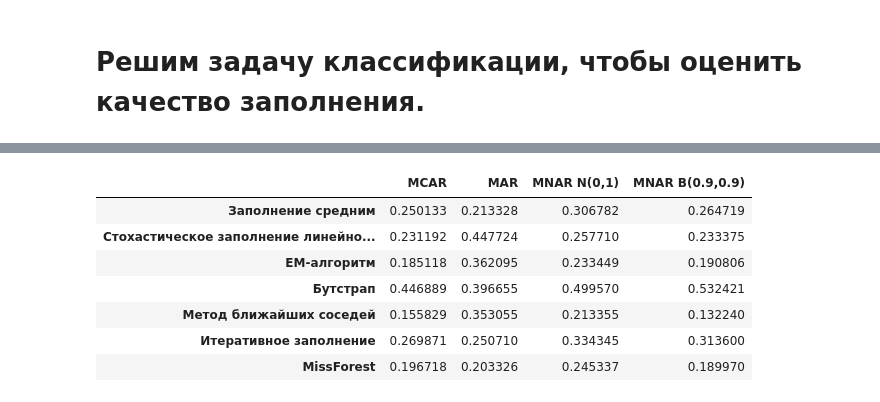
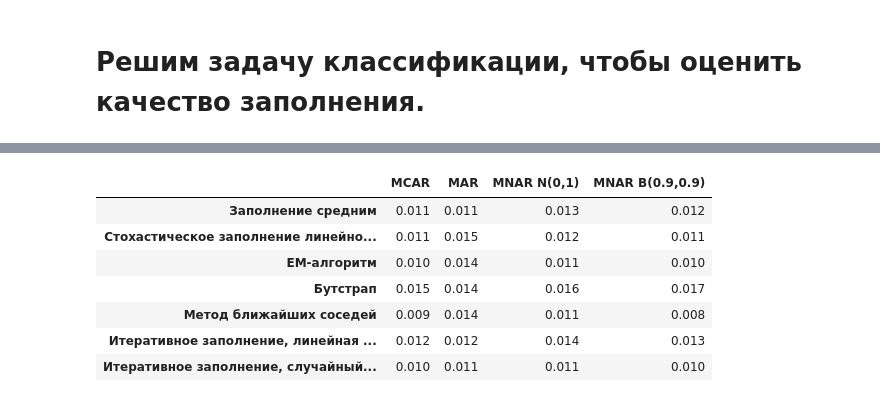
Before and after one commit to Recognizer525/Diploma, a Jupyter notebook: Realization/Glass Dataset Handling.ipynb, the cells around one changed output, grey strips where cells are left out. Cells and saved outputs as stored; diff of their text form; code cells hidden in the pictures.

```diff
--- a/Realization/Glass Dataset Handling.ipynb
+++ b/Realization/Glass Dataset Handling.ipynb
@@ -308,5 +275,5 @@ Full_D_MCAR2['em_fill'] = mvt.EM(D_MCAR2)
 Full_D_MCAR2['bootstrap_fill'] = mvt.bootstrap_fill(D_MCAR2)
 Full_D_MCAR2['KNN_fill'] = mvt.knn_fill(D_MCAR2)
 #Full_D_MCAR2['KNN_fill2'] = mvt.knn_fill(D_MCAR2, weights='distance')
-Full_D_MCAR2['iterative_fill'] = mvt.iterative_fill(D_MCAR2)
-Full_D_MCAR2['missforest_fill'] = mvt.missforest_fill(D_MCAR2)
+Full_D_MCAR2['iterative_fill_LR'] = mvt.iterative_fill(D_MCAR2, 'LR')
+Full_D_MCAR2['iterative_fill_RF'] = mvt.iterative_fill(D_MCAR2, 'RF')
@@ -327,5 +287,5 @@ Full_D_MAR2['em_fill'] = mvt.EM(D_MAR2)
 Full_D_MAR2['bootstrap_fill'] = mvt.bootstrap_fill(D_MAR2)
 Full_D_MAR2['KNN_fill'] = mvt.knn_fill(D_MAR2)
 #Full_D_MAR2['KNN_fill2'] = mvt.knn_fill(D_MAR2, weights='distance')
-Full_D_MAR2['iterative_fill'] = mvt.iterative_fill(D_MAR2)
-Full_D_MAR2['missforest_fill'] = mvt.missforest_fill(D_MAR2)
+Full_D_MAR2['iterative_fill_LR'] = mvt.iterative_fill(D_MAR2, 'LR')
+Full_D_MAR2['iterative_fill_RF'] = mvt.iterative_fill(D_MAR2, 'RF')
@@ -344,5 +300,5 @@ Full_D_MNAR_norm2['em_fill'] = mvt.EM(D_MNAR_norm2)
 Full_D_MNAR_norm2['bootstrap_fill'] = mvt.bootstrap_fill(D_MNAR_norm2)
 Full_D_MNAR_norm2['KNN_fill'] = mvt.knn_fill(D_MNAR_norm2)
 #Full_D_MNAR_norm2['KNN_fill2'] = mvt.knn_fill(D_MNAR_norm2, weights='distance')
-Full_D_MNAR_norm2['iterative_fill'] = mvt.iterative_fill(D_MNAR_norm2)
-Full_D_MNAR_norm2['missforest_fill'] = mvt.missforest_fill(D_MNAR_norm2)
+Full_D_MNAR_norm2['iterative_fill_LR'] = mvt.iterative_fill(D_MNAR_norm2, 'LR')
+Full_D_MNAR_norm2['iterative_fill_RF'] = mvt.iterative_fill(D_MNAR_norm2, 'RF')
@@ -363,5 +313,5 @@ Full_D_MNAR_beta2['em_fill'] = mvt.EM(D_MNAR_beta2)
 Full_D_MNAR_beta2['bootstrap_fill'] = mvt.bootstrap_fill(D_MNAR_beta2)
 Full_D_MNAR_beta2['KNN_fill'] = mvt.knn_fill(D_MNAR_beta2)
 #Full_D_MNAR_beta2['KNN_fill2'] = mvt.knn_fill(D_MNAR_beta2, weights='distance')
-Full_D_MNAR_beta2['iterative_fill'] = mvt.iterative_fill(D_MNAR_beta2)
-Full_D_MNAR_beta2['missforest_fill'] = mvt.missforest_fill(D_MNAR_beta2)
+Full_D_MNAR_beta2['iterative_fill_LR'] = mvt.iterative_fill(D_MNAR_beta2, 'LR')
+Full_D_MNAR_beta2['iterative_fill_RF'] = mvt.iterative_fill(D_MNAR_beta2, 'RF')
@@ -409,13 +353,13 @@ for i, item in enumerate(Full_D_MNAR_beta2.keys()):
     proximity_array2[i,3] = solver.proximity_estimate(F_np, Full_D_MNAR_beta2[item])
 df_proximity2 = pd.DataFrame(proximity_array2, columns=df_columns, index=df_index[:-2])
 # %%
-df_proximity2
+df_proximity2.round(decimals=3)
 # %% [output]
 |  | MCAR | MAR | MNAR N(0,1) | MNAR B(0.9,0.9) |
-| Заполнение средним | 0.250133 | 0.213328 | 0.306782 | 0.264719 |
-| Стохастическое заполнение линейно... | 0.231192 | 0.447724 | 0.257710 | 0.233375 |
-| EM-алгоритм | 0.185118 | 0.362095 | 0.233449 | 0.190806 |
-| Бутстрап | 0.446889 | 0.396655 | 0.499570 | 0.532421 |
-| Метод ближайших соседей | 0.155829 | 0.353055 | 0.213355 | 0.132240 |
-| Итеративное заполнение | 0.269871 | 0.250710 | 0.334345 | 0.313600 |
-| MissForest | 0.196718 | 0.203326 | 0.245337 | 0.189970 |
+| Заполнение средним | 0.011 | 0.011 | 0.013 | 0.012 |
+| Стохастическое заполнение линейно... | 0.011 | 0.015 | 0.012 | 0.011 |
+| EM-алгоритм | 0.010 | 0.014 | 0.011 | 0.010 |
+| Бутстрап | 0.015 | 0.014 | 0.016 | 0.017 |
+| Метод ближайших соседей | 0.009 | 0.014 | 0.011 | 0.008 |
+| Итеративное заполнение, линейная ... | 0.012 | 0.012 | 0.014 | 0.013 |
+| Итеративное заполнение, случайный... | 0.010 | 0.011 | 0.011 | 0.010 |
```
Also changed, not shown: parts of 13 cells of this notebook, 6 other files.
